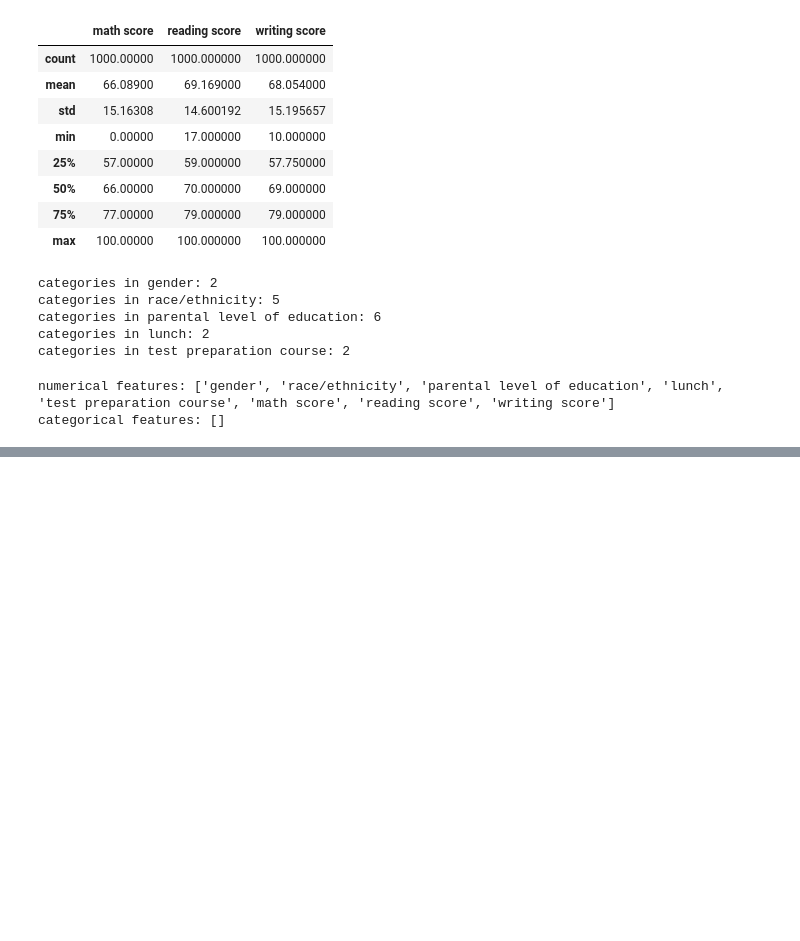
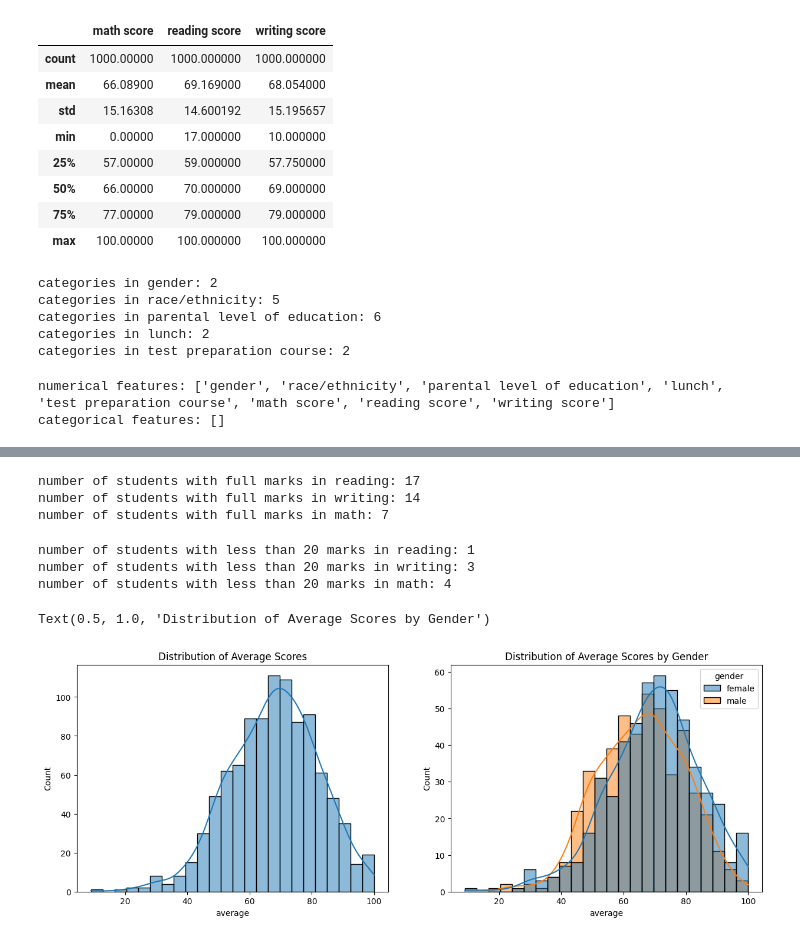
Before and after one commit to pawan-rai02/student-performance-manager-ML, a Jupyter notebook: notebook/1.EDA STUDENT PERFORMANCE.ipynb, the cells around one changed output, grey strips where cells are left out. Drawn from its saved outputs; the diff is of its cells as text; code cells hidden in the pictures; blank space fills up the shorter version.

```diff
--- a/notebook/1.EDA STUDENT PERFORMANCE.ipynb
+++ b/notebook/1.EDA STUDENT PERFORMANCE.ipynb
@@ -132,3 +132,9 @@ print('categorical features:', categorical_features)
 # %% [output]
 numerical features: ['gender', 'race/ethnicity', 'parental level of education', 'lunch', 'test preparation course', 'math score', 'reading score', 'writing score']
 categorical features: []
+# %%
+# adding cols for total score and average score
+df['total score'] = df['math score'] + df['reading score'] + df['writing score']
+df['average'] = df['total score'] / 3
+
+df.head()
@@ -134,0 +148,37 @@ categorical features: []
+# %%
+# full marks
+reading_full = df[df['reading score'] == 100].count()
+writing_full = df[df['writing score'] == 100].count()
+math_full = df[df['math score'] == 100].count()
+
+print('number of students with full marks in reading:', reading_full['reading score'])
+print('number of students with full marks in writing:', writing_full['writing score'])
+print('number of students with full marks in math:', math_full['math score'])
+# %% [output]
+number of students with full marks in reading: 17
+number of students with full marks in writing: 14
+number of students with full marks in math: 7
+# %%
+reading_less_20 = df[df['reading score'] < 20].count()
+writing_less_20 = df[df['writing score'] < 20].count()
+math_less_20 = df[df['math score'] < 20].count()
+
+print('number of students with less than 20 marks in reading:', reading_less_20['reading score'])
+print('number of students with less than 20 marks in writing:', writing_less_20['writing score'])
+print('number of students with less than 20 marks in math:', math_less_20['math score'])
+# %% [output]
+number of students with less than 20 marks in reading: 1
+number of students with less than 20 marks in writing: 3
+number of students with less than 20 marks in math: 4
+# %%
+# histogram and kde
+fig, axs = plt.subplots(1, 2, figsize=(15, 5))
+
+sns.histplot(df['average'], kde=True, ax=axs[0])
+axs[0].set_title('Distribution of Average Scores')
+
+sns.histplot(data = df, x = 'average', hue= 'gender', kde=True, ax=axs[1])
+axs[1].set_title('Distribution of Average Scores by Gender')
+# %% [output]
+Text(0.5, 1.0, 'Distribution of Average Scores by Gender')
+[figure, added]
```
Also changed, not shown: parts of 2 cells of this notebook, 6 other files.
